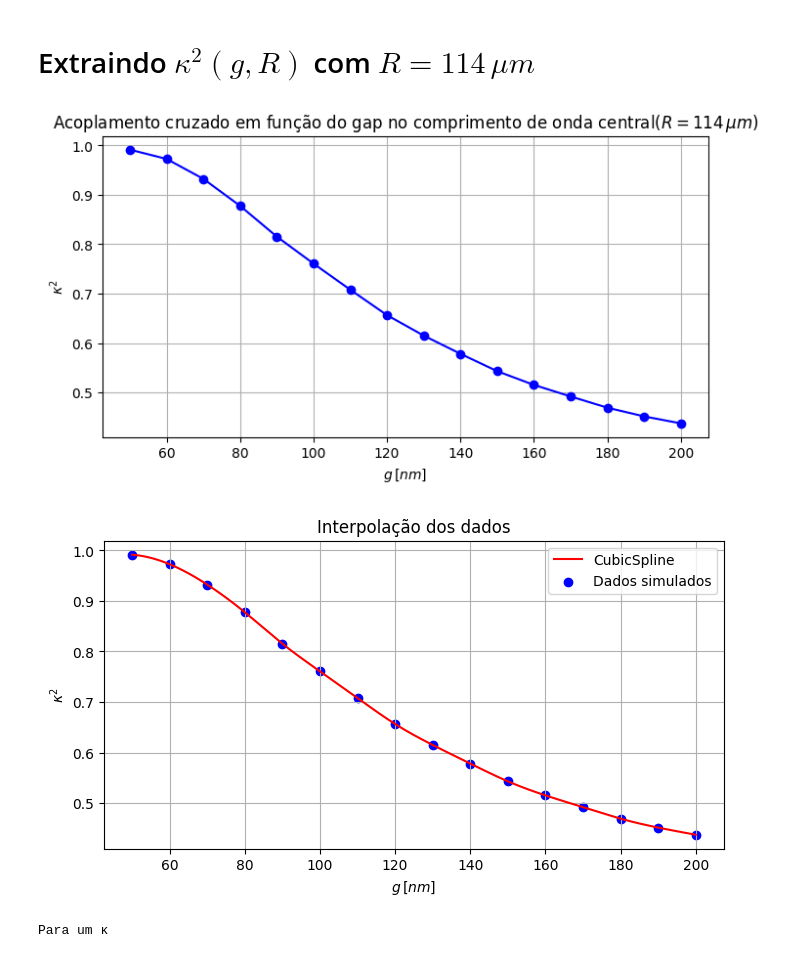
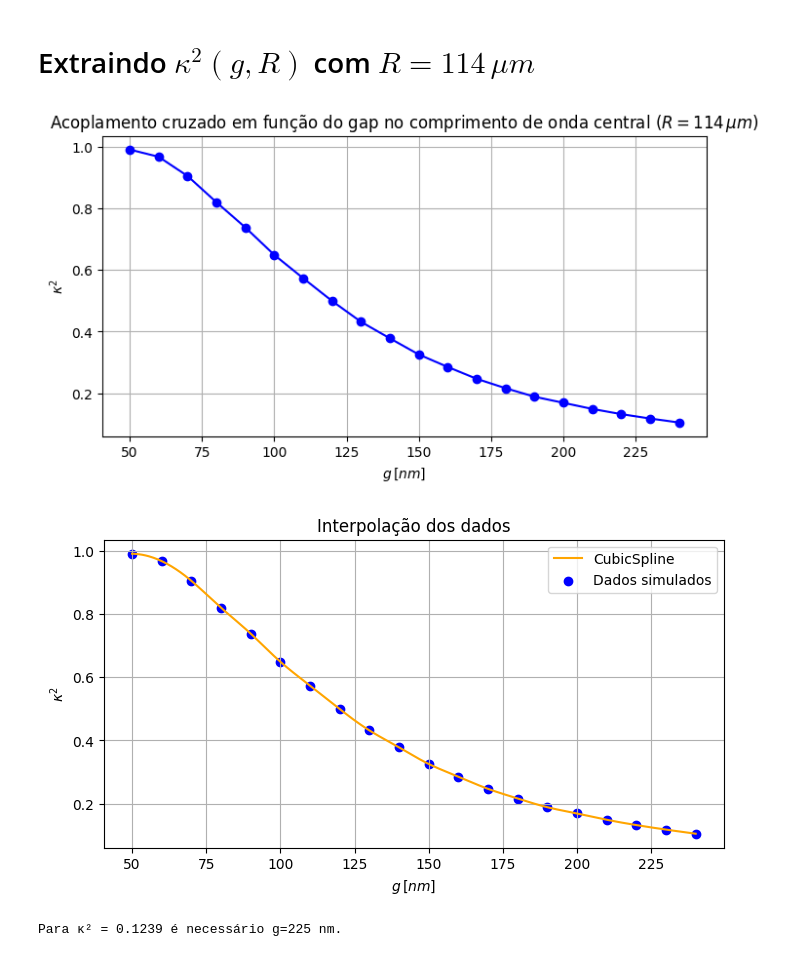
Before and after one commit to LucasGabrielMelo/PICs, a Jupyter notebook: Dispositivos fotônicos/Filtros de Vernier/Atividades - aula 02 - questão 3.ipynb, the cells around one changed output. Cells and saved outputs as stored; diff of their text form; code cells hidden in the pictures.

```diff
--- a/Dispositivos fotônicos/Filtros de Vernier/Atividades - aula 02 - questão 3.ipynb
+++ b/Dispositivos fotônicos/Filtros de Vernier/Atividades - aula 02 - questão 3.ipynb
@@ -286,7 +301,7 @@ Autoacoplamento no comprimento de onda central para g = 200 nm: r² = 0.56
 # %% [markdown]
 # Extraindo $\kappa^2(g,R)$ com $R=114\,\mu m$ #
 # %%
-g_array = np.arange(50,210,10)*nm
+g_array = np.arange(50,250,10)*nm
 
 r2_array = []
 for g in g_array:
@@ -309,27 +324,50 @@ plt.ylabel(r'$\kappa^2$')
 plt.title(r'Acoplamento cruzado em função do gap no comprimento de onda central ($R=%d\,\mu m$)' %(R/um))
 plt.show()
 # %% [output]
-[figure, old version]
+[figure, new version]
+# %%
+#acoplamento = CubicSpline(g_array, k2_array)
+#gap_para_acoplamento = CubicSpline(np.flip(k2_array), np.flip(g_array))
+
+log_k2 = np.log(k2_array)
+log_cs = CubicSpline(g_array, log_k2, extrapolate=False)
+inv_log_cs = CubicSpline(np.flip(log_k2), np.flip(g_array), extrapolate=False)
+
+# Taxas de decaimento exponencial nas bordas
+d_ini = log_cs(g_array[0], 1)
+d_fim = log_cs(g_array[-1], 1)
+
+def acoplamento(g):
+    log_val = log_cs(g)
+    log_val = np.where(g < g_array[0], log_k2[0] + d_ini * (g - g_array[0]), log_val)
+    log_val = np.where(g > g_array[-1], log_k2[-1] + d_fim * (g - g_array[-1]), log_val)
+    return np.exp(log_val)
+
+def gap_para_acoplamento(k2):
+    log_val = np.log(k2)
+    g = inv_log_cs(log_val)
+    # Inverso exato das retas de extrapolação nas bordas
+    g = np.where(log_val > log_k2[0], g_array[0] + (log_val - log_k2[0]) / d_ini, g)
+    g = np.where(log_val < log_k2[-1], g_array[-1] + (log_val - log_k2[-1]) / d_fim, g)
+    return g
 # %%
-acoplamento = CubicSpline(g_array, k2_array)
-gap_para_acoplamento = CubicSpline(np.flip(k2_array), np.flip(g_array))
+g_array2 = np.linspace(50,240, 501)*nm
 
-g_array2 = np.linspace(50,200, 501)*nm
-
-plt.plot(g_array2/nm, acoplamento(g_array2), color = 'red', label = 'CubicSpline')
+plt.plot(g_array2/nm, acoplamento(g_array2), color = 'orange', label = 'CubicSpline')
 plt.scatter(g_array/nm, k2_array, color = 'blue', label = 'Dados simulados')
 plt.grid(True)
 plt.legend(loc='best')
 plt.xlabel(r'$g\,[nm]$')
 plt.ylabel(r'$\kappa^2$')
 plt.title('Interpolação dos dados')
 plt.show()
 # %% [output]
-[figure, old version]
+[figure, new version]
 # %%
-print('Para \u03ba² = 0,1239: g=%d nm' %(gap_para_acoplamento(0,1239)/nm))
+k2_desejado = 0.1239
+print('Para \u03ba² = %.4f é necessário g=%d nm.' %(k2_desejado, gap_para_acoplamento(0.1239)/nm))
 # %% [output]
-Para um κ
+Para κ² = 0.1239 é necessário g=225 nm.
 # %%
 fdtdApi.close()
 os.remove("acoplador halfring.fsp")
```
Also changed, not shown: parts of 8 cells of this notebook, 1 other file.
